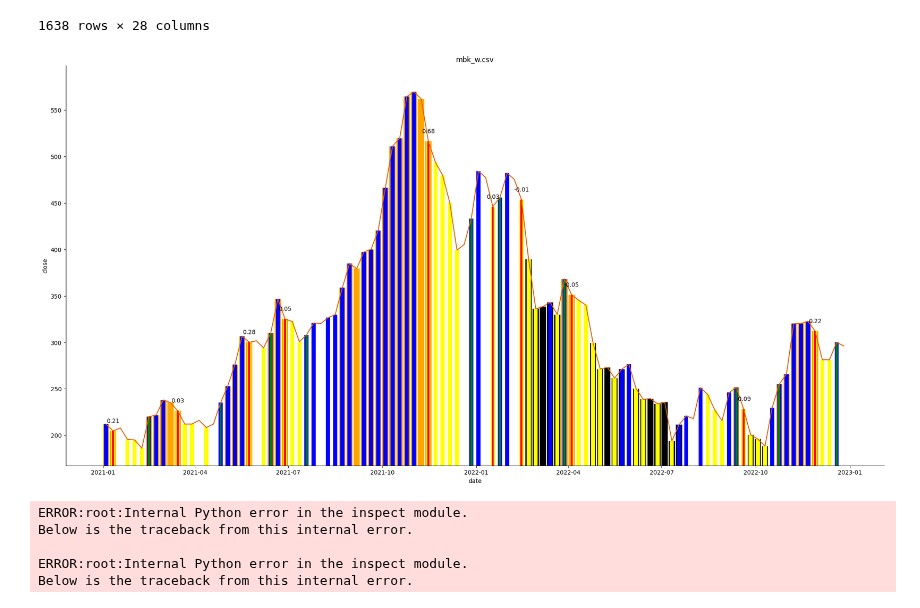
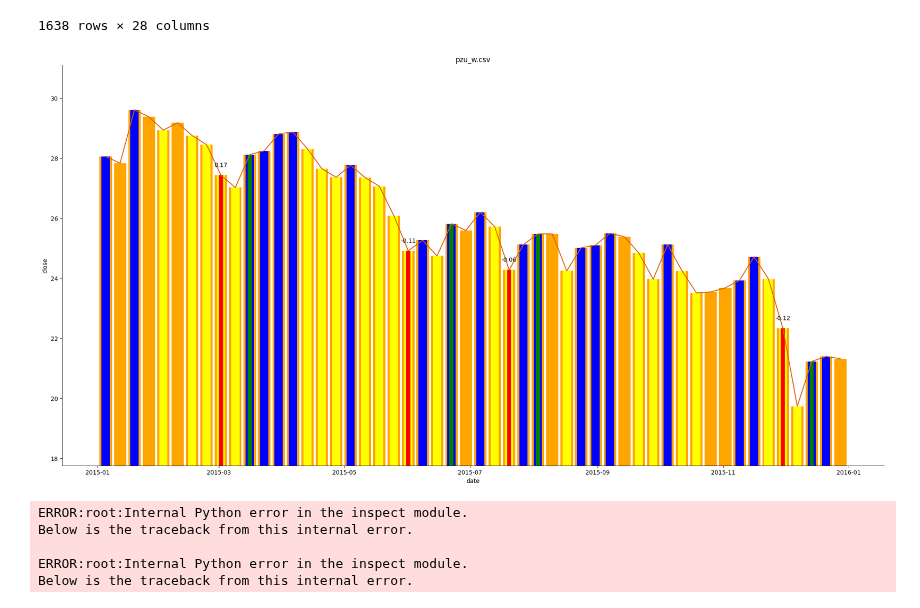
Before and after one commit to ai357060/flower, a Jupyter notebook: wm/aw02.ipynb, the cells around one changed output. Cells and saved outputs as stored; diff of their text form; code cells hidden in the pictures.

```diff
--- a/wm/aw02.ipynb
+++ b/wm/aw02.ipynb
@@ -107,12 +107,12 @@ history = 10
 ignore_start = 1
 ignore_max = 10
 entry_max = ignore_max
-filenames = ['wig_w.csv','wig20_w.csv','mbk_w.csv','alr_w.csv','pko_w.csv','peo_w.csv','pkn_w.csv','san_w.csv','pzu_w.csv','pge_w.csv','pco_w.csv','opl_w.csv','lpp_w.csv','kru_w.csv','kgh_w.csv','jsw_w.csv','kty_w.csv','dnp_w.csv','cps_w.csv','cdr_w.csv','acp_w.csv','ale_w.csv']
+#filenames = ['wig_w.csv','wig20_w.csv','mbk_w.csv','alr_w.csv','pko_w.csv','peo_w.csv','pkn_w.csv','san_w.csv','pzu_w.csv','pge_w.csv','pco_w.csv','opl_w.csv','lpp_w.csv','kru_w.csv','kgh_w.csv','jsw_w.csv','kty_w.csv','dnp_w.csv','cps_w.csv','cdr_w.csv','acp_w.csv','ale_w.csv']
 #filenames = ['wig_d.csv','wig20_d.csv','mbk_d.csv','alr_d.csv','pko_d.csv','peo_d.csv','pkn_d.csv','san_d.csv','pzu_d.csv','pge_d.csv','pco_d.csv','opl_d.csv','lpp_d.csv','kru_d.csv','kgh_d.csv','jsw_d.csv','kty_d.csv','dnp_d.csv','cps_d.csv','cdr_d.csv','acp_d.csv','ale_d.csv']
-#filenames = ['spx_w.csv','wig20short_w.csv','wig20lev_w.csv','tbsp_w.csv','swig80tr_w.csv','wigtechtr_w.csv','ndq_w.csv','mwig40tr_w.csv','dax_w.csv','wig20tr_w.csv']
+filenames = ['spx_w.csv','wig20short_w.csv','wig20lev_w.csv','tbsp_w.csv','swig80tr_w.csv','wigtechtr_w.csv','ndq_w.csv','mwig40tr_w.csv','dax_w.csv','wig20tr_w.csv']
 #filenames = ['spx_d.csv','wig20short_d.csv','wig20lev_d.csv','tbsp_d.csv','swig80tr_d.csv','wigtechtr_d.csv','ndq_d.csv','mwig40tr_d.csv','dax_d.csv','wig20tr_d.csv']
 #filenames = ['mbk_w.csv']
-#filenames = ['peo_w.csv']
+filenames = ['pzu_w.csv']
 progress = 0
 progress_max = 0
 for filename in filenames:
@@ -136,9 +136,9 @@ for filename in filenames:
   for ignore in range(ignore_start,ignore_max):
     for entry_buy in range(ignore,entry_max):
       for entry_sell in range(ignore,entry_max):
-#  for ignore in range(3,4):
+#  for ignore in range(1,2):
 #    for entry_buy in range(4,5):
-#      for entry_sell in range(4,5):
+#      for entry_sell in range(7,8):
         periods = [2]
         dictList = []
         colFeat = []
@@ -262,9 +251,9 @@ stats.round(2).to_csv(sep=';',path_or_buf='../Data/stats_mbank_w.csv',date_forma
 # %%
 masterFrame.round(2).to_csv(sep=';',path_or_buf='../Data/masterFrame.csv',date_format="%Y-%m-%d",index = False,na_rep='', decimal=',')
 # %%
-_plot_prices(2021,2023,filename)
+_plot_prices(2015,2016,filename)
 # %% [output]
-[figure, old version]
+[figure, new version]
 # %%
 _plot_prices(2008,2009,filename)
 # %% [output]
```
Also changed, not shown: parts of 4 cells of this notebook, 6 other files.
